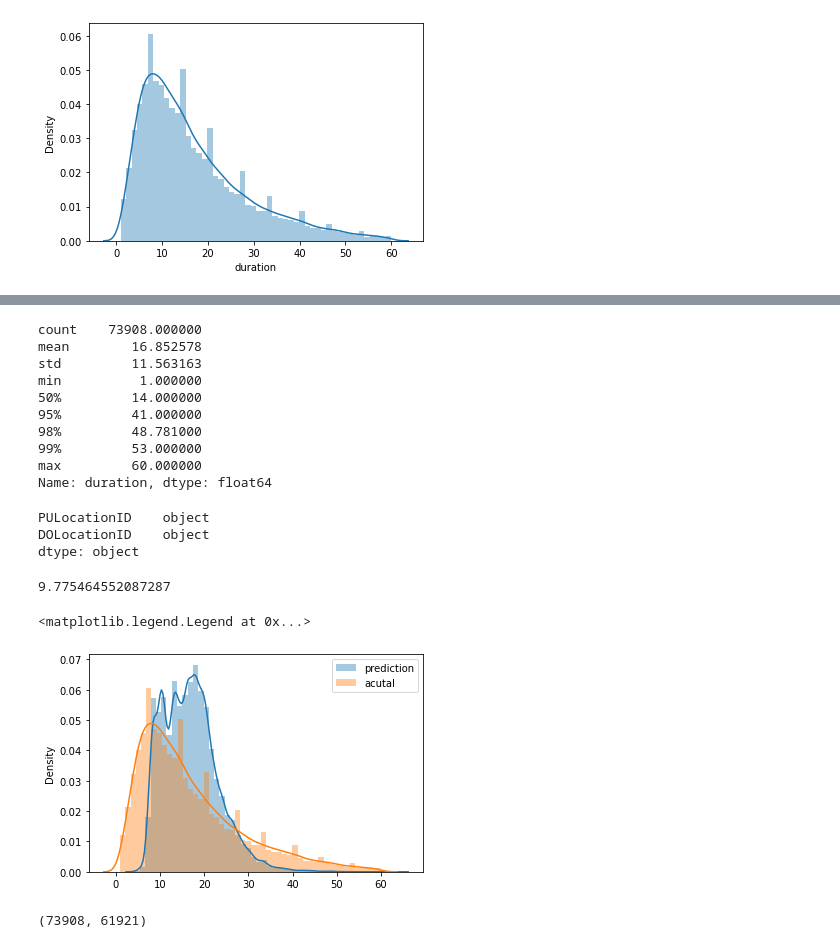
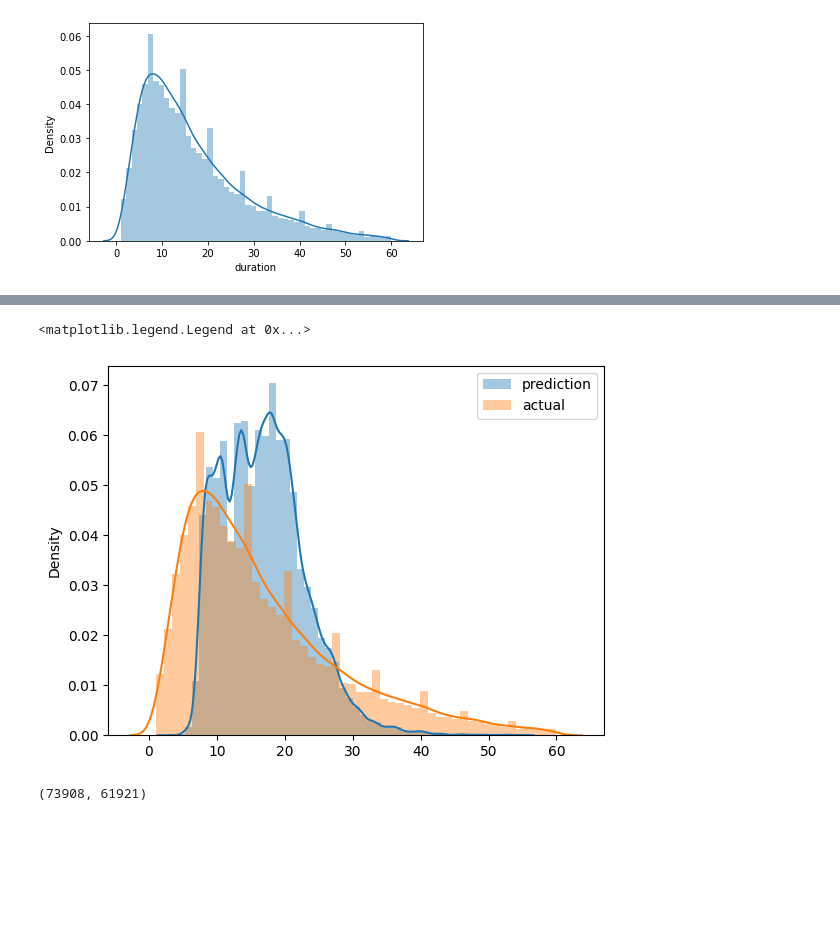
Before and after one commit to alfredovaras/mlops-zoomcamp, a Jupyter notebook: 03-training/experiment_tracking/duration-prediction.ipynb, the cells around one changed output, grey strips where cells are left out. Drawn from its saved outputs; the diff is of its cells as text; code cells hidden in the pictures; blank space fills up the shorter version.

```diff
--- a/03-training/experiment_tracking/duration-prediction.ipynb
+++ b/03-training/experiment_tracking/duration-prediction.ipynb
@@ -17,5 +30,5 @@ from sklearn.metrics import mean_squared_error
 # %%
-df = pd.read_parquet('https://d37ci6vzurychx.cloudfront.net/trip-data/green_tripdata_2021-01.parquet')
+df = pd.read_parquet('./data/green_tripdata_2021-01.parquet')
 
 df.lpep_dropoff_datetime - df.lpep_pickup_datetime
 
@@ -87,22 +50,3 @@ Name: duration, dtype: float64
-# %%
-df.duration.describe(percentiles=[0.95, 0.98, 0.99])
-# %% [output]
-count    73908.000000
-mean        16.852578
-std         11.563163
-min          1.000000
-50%         14.000000
-95%         41.000000
-98%         48.781000
-99%         53.000000
-max         60.000000
-Name: duration, dtype: float64
-# %%
-df[cat].dtypes
-# %% [output]
-PULocationID    object
-DOLocationID    object
-dtype: object
 # %%
 # convert DF to Dictionary
 # df[cat + num].iloc[:10].to_dict(orient='records')
@@ -119,16 +63,15 @@ lr.fit(X_train, y_train)
 
 y_pred = lr.predict(X_train)
 
-mean_squared_error(y_train, y_pred, squared=False)
+mse = mean_squared_error(y_train, y_pred) #, squared=False)
+rmse = np.sqrt(mse)
-# %% [output]
-9.775464552087287
 # %%
 sns.distplot(y_pred, label='prediction')
-sns.distplot(y_train, label='acutal')
+sns.distplot(y_train, label='actual')
 plt.legend()
 # %% [output]
 <matplotlib.legend.Legend at 0x...>
-[figure, old version]
+[figure, new version]
 # %%
 def read_dataframe(filename):
     df = pd.read_parquet(filename)
```
Also changed, not shown: parts of 25 cells of this notebook, 4 other files.
